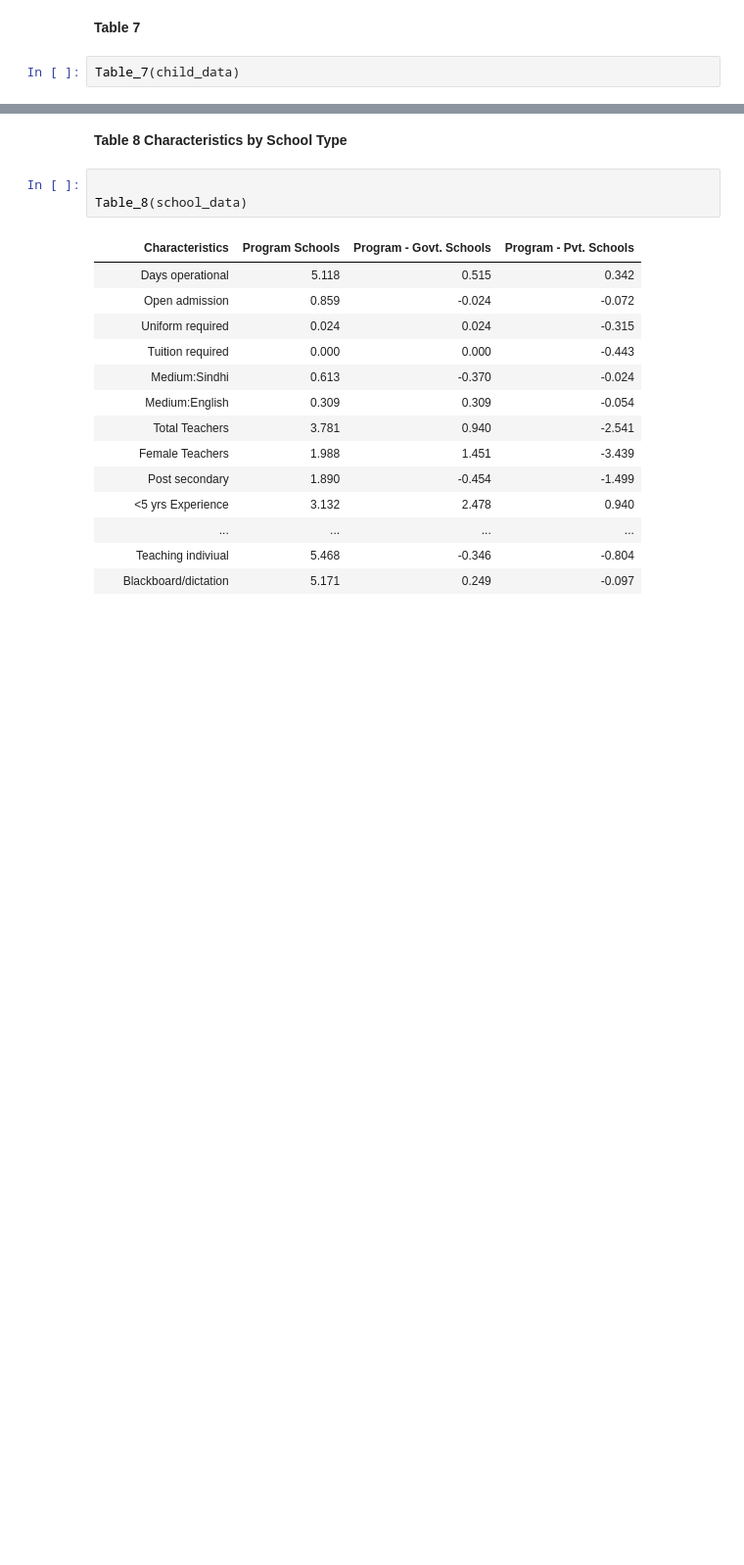
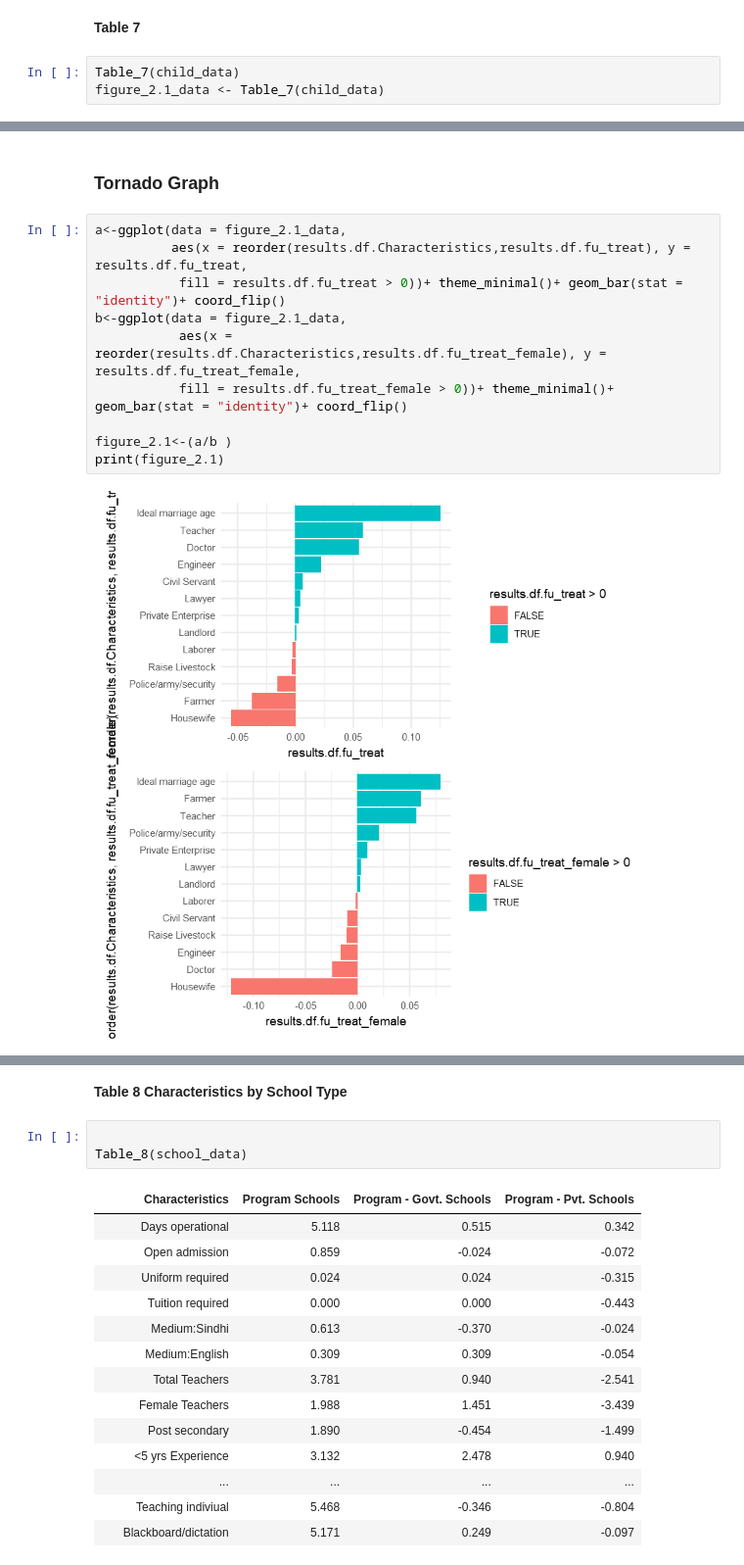
Before and after one commit to Abraham-newbie/Replication, a Jupyter notebook: project.ipynb, the cells around one changed output, grey strips where cells are left out. Shown at 98% size. Drawn from its saved outputs; the diff is of its cells as text; blank space fills up the shorter version.

```diff
--- a/project.ipynb
+++ b/project.ipynb
@@ -206,6 +242,7 @@ print(f_1/f_2)
 **Table 7**
 # %%
 Table_7(child_data)
+figure_2.1_data <- Table_7(child_data)
 # %% [output]
 Table 7 : Program Impacts on Aspirations
 | Characteristics | Control | Treatment - Control | Female | Treatment | Treatment x Female |
@@ -224,0 +291,14 @@ Table 7 : Program Impacts on Aspirations
+# %% [markdown]
+### Tornado Graph
+# %%
+a<-ggplot(data = figure_2.1_data,
+          aes(x = reorder(results.df.Characteristics,results.df.fu_treat), y = results.df.fu_treat,
+           fill = results.df.fu_treat > 0))+ theme_minimal()+ geom_bar(stat = "identity")+ coord_flip()
+b<-ggplot(data = figure_2.1_data,
+           aes(x = reorder(results.df.Characteristics,results.df.fu_treat_female), y = results.df.fu_treat_female,
+           fill = results.df.fu_treat_female > 0))+ theme_minimal()+ geom_bar(stat = "identity")+ coord_flip()
+
+figure_2.1<-(a/b )
+print(figure_2.1)
+# %% [output]
+[figure, added]
```
Also changed, not shown: parts of 13 cells of this notebook, 2 other files.
